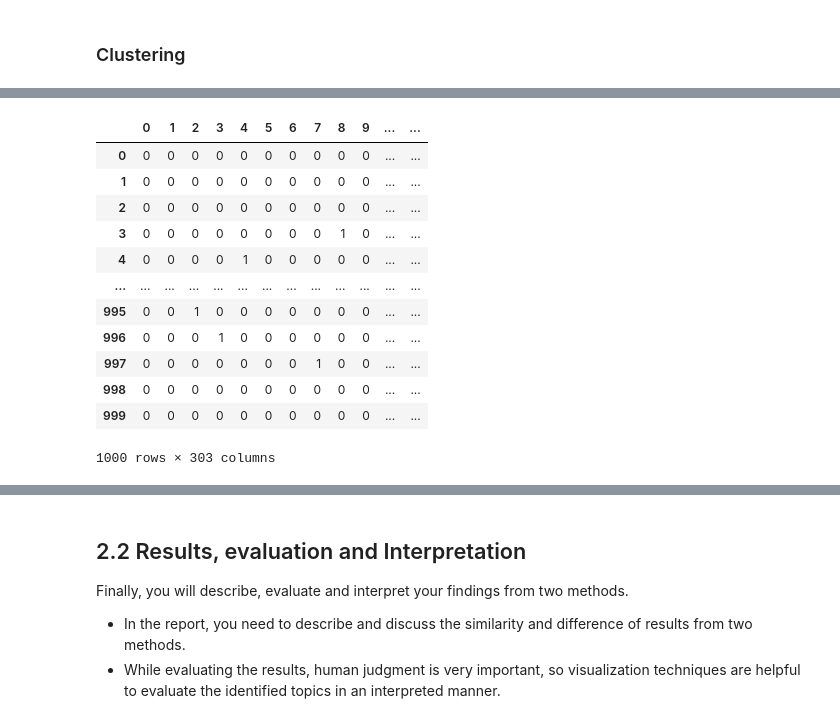
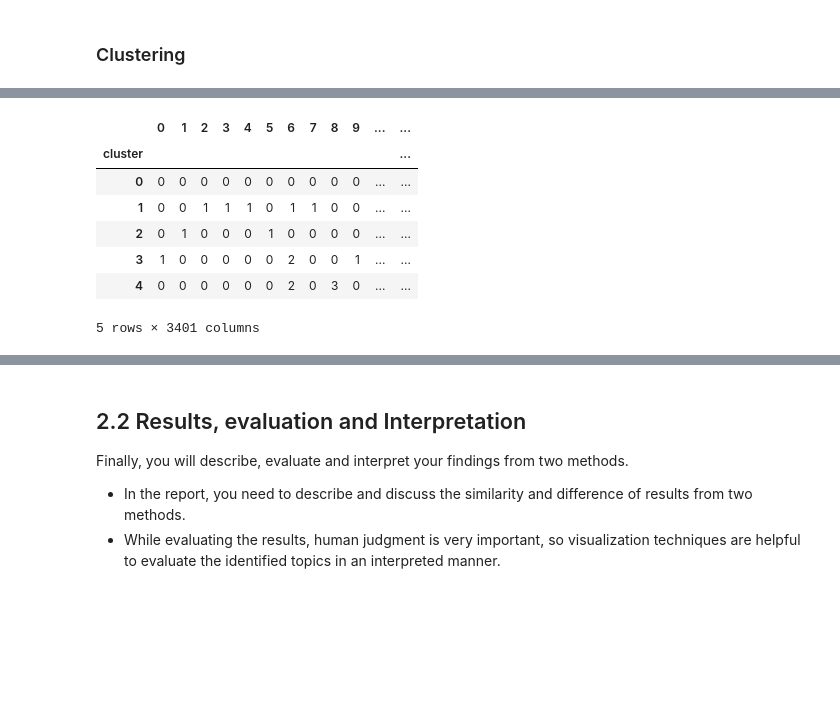
Before and after one commit to MarognaLorenzo/ApplicationOfMachineLearning, a Jupyter notebook: Assignment3/notebooks/Lorenzo.ipynb, the cells around one changed output, grey strips where cells are left out. Cells and saved outputs as stored; diff of their text form; code cells hidden in the pictures; blank space fills up the shorter version.

```diff
--- a/Assignment3/notebooks/Lorenzo.ipynb
+++ b/Assignment3/notebooks/Lorenzo.ipynb
@@ -127,19 +282,12 @@ While implementing the algorithms, you may use the codes from the recommended pa
 from sklearn.decomposition import LatentDirichletAllocation
 import numpy as np
 
-dutch_stopwords = [
-    'aan', 'als', 'bij', 'dan', 'dat', 'die', 'dit', 'een', 'en', 'er', 'het',
-    'hij', 'hoe', 'hun', 'ik', 'in', 'is', 'je', 'kan', 'maar', 'met', 'mij', 'niet', 'nog',
-    'nu', 'of', 'ons', 'ook', 'te', 'tot', 'uit', 'van', 'voor', 'was', 'wat',
-    'we', 'wel', 'wij', 'zal', 'ze', 'zei', 'zelf', 'zich', 'zo', 'zij'
-]
-
-def get_term_document_matrix(random=None):
-    if not random:
+def get_term_document_matrix(data_mod = None):
+    if  not data_mod or data_mod == 'rand':
         np.random.seed(RANDOM_SEED)
         # 100 documents with 35 words each
         return np.random.rand(1000,35)
-    if random == 'tmp':
+    if data_mod == 'tmp':
         from sklearn.feature_extraction.text import CountVectorizer
         tf_vectorizer = CountVectorizer(strip_accents = 'unicode',
                                         lowercase = True,
@@ -147,21 +295,29 @@ def get_term_document_matrix(random=None):
                                         token_pattern = r'\b[a-zA-Z]{3,}\b',
                                         max_df = 0.5,
                                         min_df = 10)
-        document_term_matrix = tf_vectorizer.fit_transform(raw_data)
+        document_term_matrix = tf_vectorizer.fit_transform(data_processed)
         print(document_term_matrix.shape, len(tf_vectorizer.vocabulary_))
         return document_term_matrix, tf_vectorizer
+    if data_mod =='processed':
+        return tf_df_matrix
 
 
-def get_word_vector_matrix(random = None):
-    if not random:
+def get_word2vector_matrix(data_mod = None):
+    if not data_mod or data_mod == 'rand':
         np.random.seed(RANDOM_SEED)
         return np.random.rand(3466,4)
+    if data_mod == 'processed':
+        raise AttributeError("I don't know processed data yet")
 
 
-def get_document_vector_matrix(random = None):
-    if not random:
+def get_document2vector_matrix(data_mod = None):
+    from icecream import ic
+    if not data_mod or data_mod == 'rand':
         np.random.seed(RANDOM_SEED)
         return np.random.rand(1000,4)
+    if data_mod == 'processed':
+        liofli = [document_components.tolist() for document_components in word_embeddings_df['doc_vector']]
+        return  np.array(liofli)
 # %%
 # TODO: topic modeling using the LDA algorithm
 
@@ -260,0 +405,4 @@ document_vector_matrx.shape
+# %%
+word_vector_matrx = get_word2vector_matrix(data_mod='rand')
+document_vector_matrx = get_document2vector_matrix(data_mod='processed')
+word_vector_matrx.shape, document_vector_matrx.shape
@@ -263,9 +429,9 @@ document_vector_matrx.shape
 
 from sklearn.cluster import KMeans
 
-kmeans = KMeans()
+kmeans = KMeans(n_clusters=5)
 
 clustrer_labels = kmeans.fit_predict(document_vector_matrx)
 clustrer_labels.shape, max(clustrer_labels)
-kmeans.cluster_centers_[0].shape
+kmeans.cluster_centers_.shape
 # %% [output]
@@ -299,21 +456,18 @@ array([[2775, 3026, 1143, 3071, 2875],
 # %%
 import pandas as pd
 
 #Embedded as the average of words that is composed of
-df = pd.DataFrame(dtm_tf.toarray())
+df = pd.DataFrame(dtf_matrix.toarray())
 df['cluster'] = clustrer_labels
-df
+
+aggregated_clusters = df.groupby('cluster').sum()
+aggregated_clusters
 # %% [output]
 |  | 0 | 1 | 2 | 3 | 4 | 5 | 6 | 7 | 8 | 9 | ... | ... |
+| cluster |  |  |  |  |  |  |  |  |  |  |  | ... |
 | 0 | 0 | 0 | 0 | 0 | 0 | 0 | 0 | 0 | 0 | 0 | ... | ... |
-| 1 | 0 | 0 | 0 | 0 | 0 | 0 | 0 | 0 | 0 | 0 | ... | ... |
-| 2 | 0 | 0 | 0 | 0 | 0 | 0 | 0 | 0 | 0 | 0 | ... | ... |
-| 3 | 0 | 0 | 0 | 0 | 0 | 0 | 0 | 0 | 1 | 0 | ... | ... |
-| 4 | 0 | 0 | 0 | 0 | 1 | 0 | 0 | 0 | 0 | 0 | ... | ... |
-| ... | ... | ... | ... | ... | ... | ... | ... | ... | ... | ... | ... | ... |
-| 995 | 0 | 0 | 1 | 0 | 0 | 0 | 0 | 0 | 0 | 0 | ... | ... |
-| 996 | 0 | 0 | 0 | 1 | 0 | 0 | 0 | 0 | 0 | 0 | ... | ... |
-| 997 | 0 | 0 | 0 | 0 | 0 | 0 | 0 | 1 | 0 | 0 | ... | ... |
-| 998 | 0 | 0 | 0 | 0 | 0 | 0 | 0 | 0 | 0 | 0 | ... | ... |
-| 999 | 0 | 0 | 0 | 0 | 0 | 0 | 0 | 0 | 0 | 0 | ... | ... |
+| 1 | 0 | 0 | 1 | 1 | 1 | 0 | 1 | 1 | 0 | 0 | ... | ... |
+| 2 | 0 | 1 | 0 | 0 | 0 | 1 | 0 | 0 | 0 | 0 | ... | ... |
+| 3 | 1 | 0 | 0 | 0 | 0 | 0 | 2 | 0 | 0 | 1 | ... | ... |
+| 4 | 0 | 0 | 0 | 0 | 0 | 0 | 2 | 0 | 3 | 0 | ... | ... |
-1000 rows × 303 columns
+5 rows × 3401 columns
```
Also changed, not shown: parts of 30 cells of this notebook.
